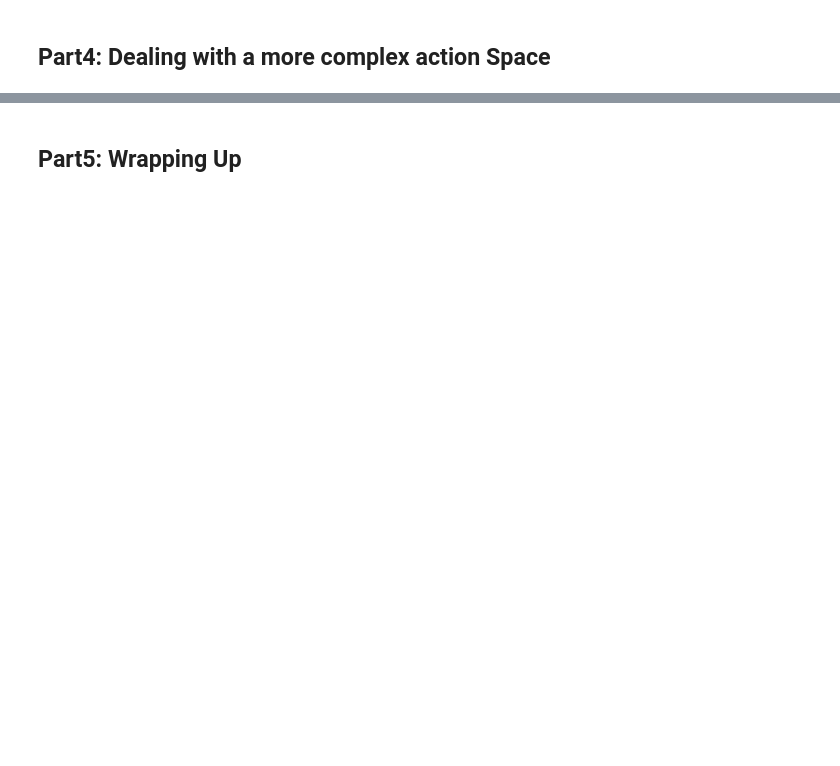
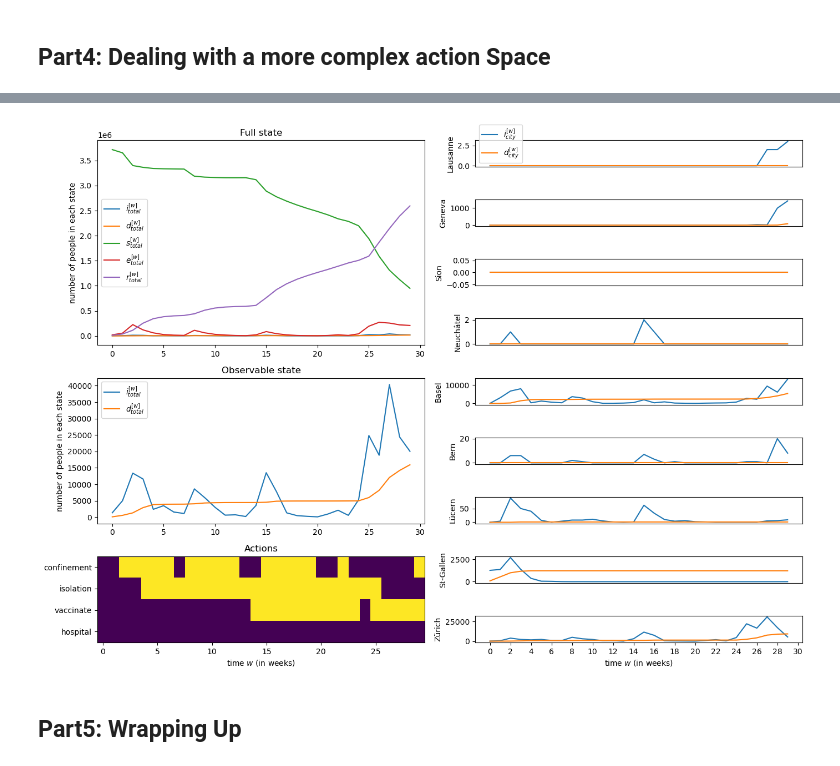
Before and after one commit to paulblgr/Miniproject-ANN, a Jupyter notebook: notebook.ipynb, the cells around one changed output, grey strips where cells are left out. Cells and saved outputs as stored; diff of their text form; code cells hidden in the pictures; blank space fills up the shorter version.

```diff
--- a/notebook.ipynb
+++ b/notebook.ipynb
@@ -136,2 +262,7 @@ plt.show
+# %%
+#three_episodes = [run_episode(DQNagent, env, 100*i) for i in range(3)]
+plot_episode(three_episodes[0][0], dyn, True)
+# %% [output]
+[figure, added]
 # %% [markdown]
 ## Part5: Wrapping Up
```
Also changed, not shown: parts of 16 cells of this notebook, 1 other file.
